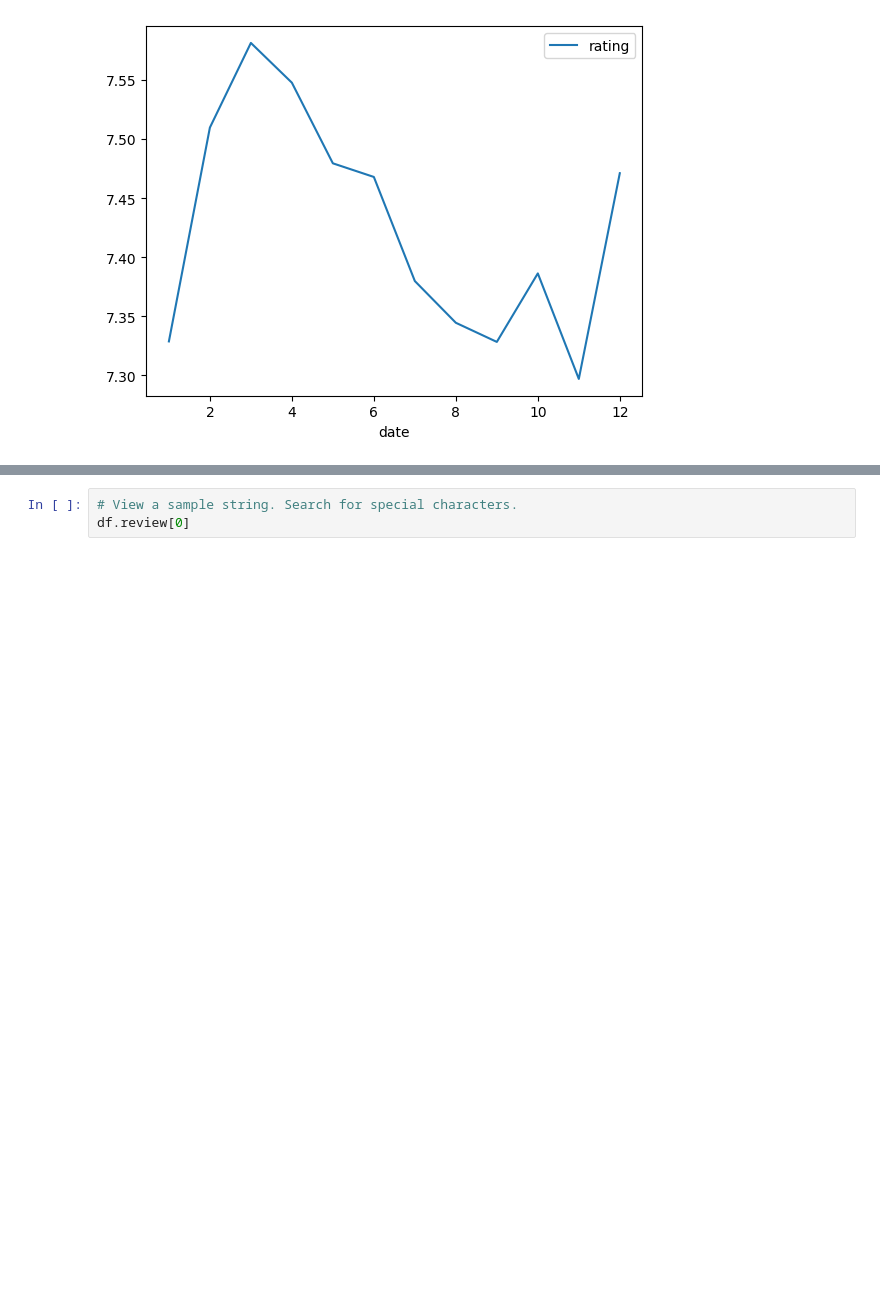
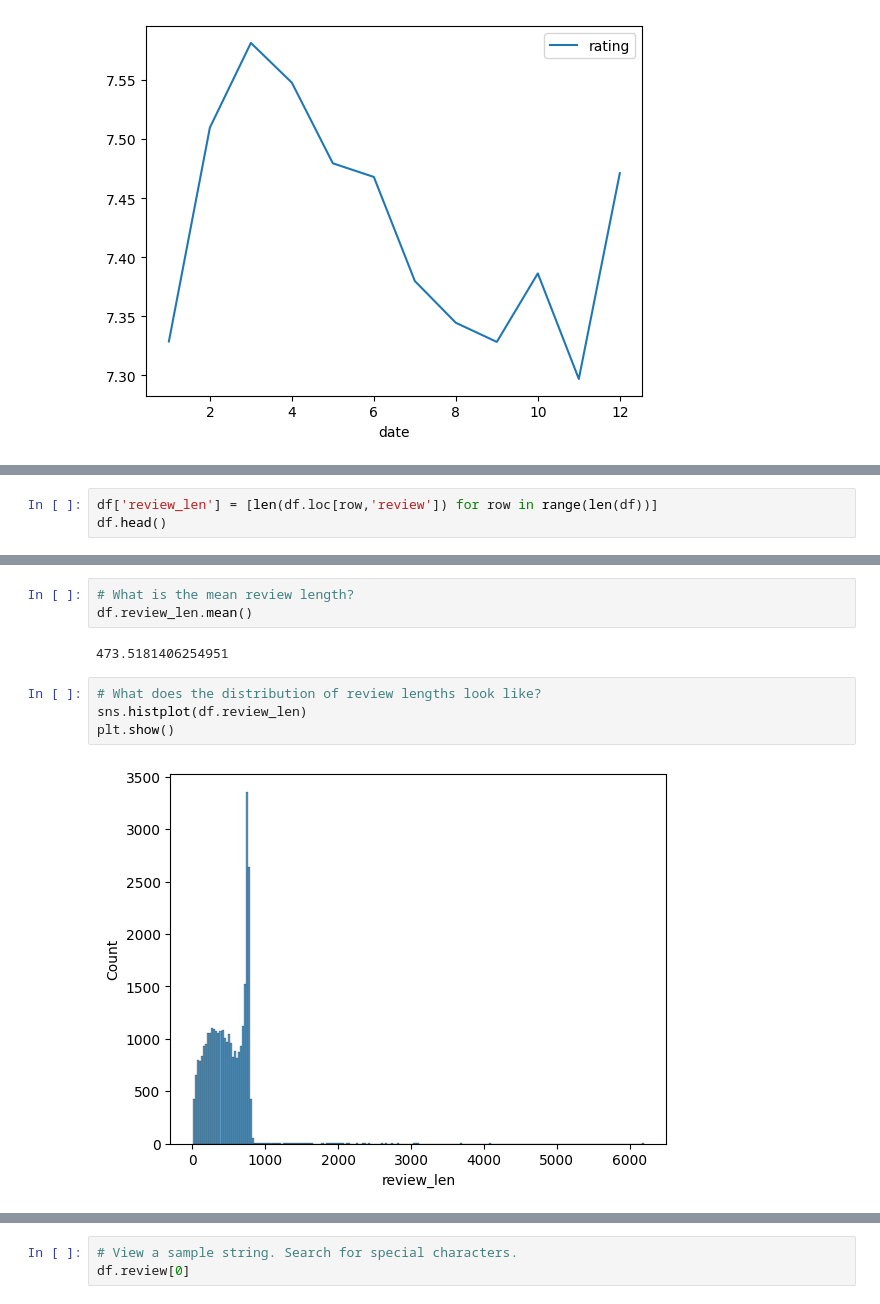
Before and after one commit to fractaldatalearning/psychedelic_efficacy, a Jupyter notebook: notebooks/3-kl-studies-early-eda-parse.ipynb, the cells around one changed output, grey strips where cells are left out. Drawn from its saved outputs; the diff is of its cells as text; blank space fills up the shorter version.

```diff
--- a/notebooks/3-kl-studies-early-eda-parse.ipynb
+++ b/notebooks/3-kl-studies-early-eda-parse.ipynb
@@ -550,0 +551,3 @@ The review column contains narratives where patients explain their experience wi
+# %%
+df['review_len'] = [len(df.loc[row,'review']) for row in range(len(df))]
+df.head()
@@ -550,0 +562,11 @@ The review column contains narratives where patients explain their experience wi
+# %%
+# What is the mean review length?
+df.review_len.mean()
+# %% [output]
+473.5181406254951
+# %%
+# What does the distribution of review lengths look like?
+sns.histplot(df.review_len)
+plt.show()
+# %% [output]
+[figure, added]
```
Also changed, not shown: parts of 28 cells of this notebook, 2 other files.
